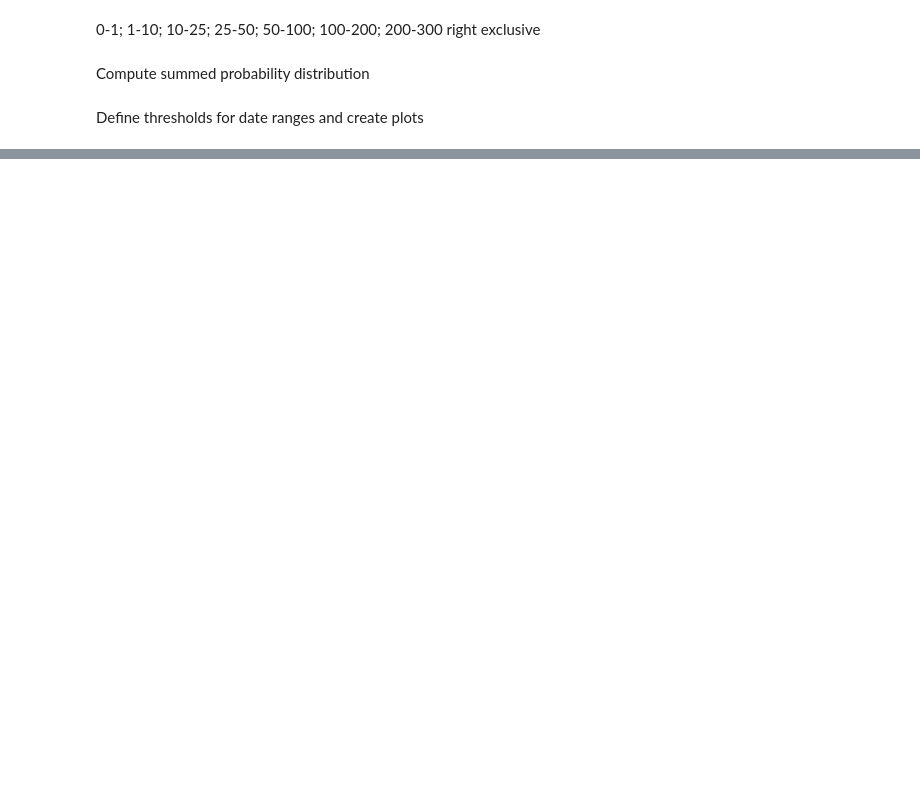
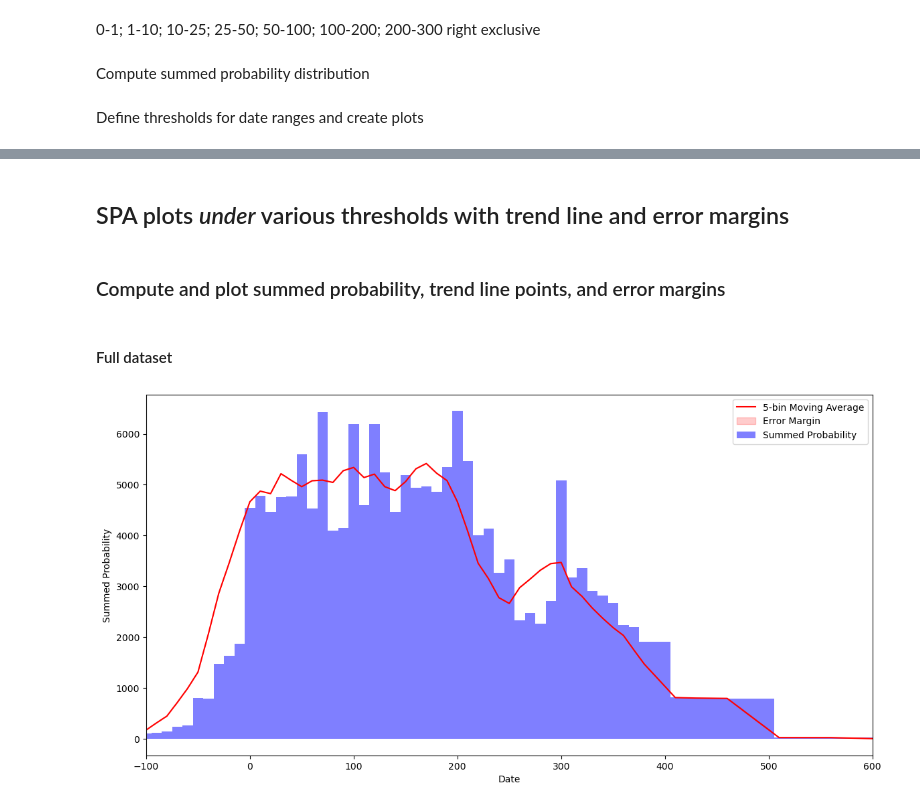
Before and after one commit to saross/inscriptions, a Jupyter notebook: inscriptions-spa.ipynb, the cells around one changed output, grey strips where cells are left out. Drawn from its saved outputs; the diff is of its cells as text; code cells hidden in the pictures; blank space fills up the shorter version.

```diff
--- a/inscriptions-spa.ipynb
+++ b/inscriptions-spa.ipynb
@@ -513,0 +656,48 @@ for start, end in thresholds:
+# %% [markdown]
+## SPA plots *under* various thresholds with trend line and error margins
+# %% [markdown]
+### Compute and plot summed probability, trend line points, and error margins
+# %% [markdown]
+#### Full dataset
+# %%
+def moving_average(data, window_size):
+    """Calculate the moving average of a 1D array."""
+    return np.convolve(data, np.ones(window_size)/window_size, mode='valid')
+
+def moving_std(data, window_size):
+    """Calculate the moving standard deviation of a 1D array."""
+    return np.array([np.std(data[i:i+window_size]) for i in range(len(data) - window_size + 1)])
+
+# Data preparation
+earliest_date = int(lire['not_before'].min())
+latest_date = int(lire['not_after'].max())
+
+# Choose your bin resolution and window size for moving average
+resolution = 10 # Bin resolution
+window_size = 5 # Number of bins being averaged; multiply by resolution to get the moving average in years
+
+# Compute summed probability and standard deviations
+summed_prob, std_devs = compute_summed_probability(lire, earliest_date, latest_date, resolution=resolution)
+
+# Generate x-values for plotting
+x_values = np.arange(earliest_date, latest_date, resolution)[:len(summed_prob)]
+
+# Calculate the moving average and moving standard deviation
+avg_moving = moving_average(summed_prob, window_size)
+std_moving = moving_std(std_devs, window_size)
+
+# Generate x-values for the moving average (it will be shorter due to the window size)
+x_moving = x_values[:len(avg_moving)]
+
+# Plotting
+plt.figure(figsize=(14, 7))
+plt.bar(x_values, summed_prob, width=resolution, color='blue', alpha=0.5, label='Summed Probability')
+plt.plot(x_moving, avg_moving, color='red', label=f'{window_size}-bin Moving Average')
+plt.fill_between(x_moving, avg_moving-std_moving, avg_moving+std_moving, color='red', alpha=0.2, label='Error Margin')
+plt.xlabel('Date')
+plt.xlim([-100, 600])
+plt.ylabel('Summed Probability')
+plt.legend()
+plt.show()
+# %% [output]
+[figure, added]
```
Also changed, not shown: parts of 21 cells of this notebook.
